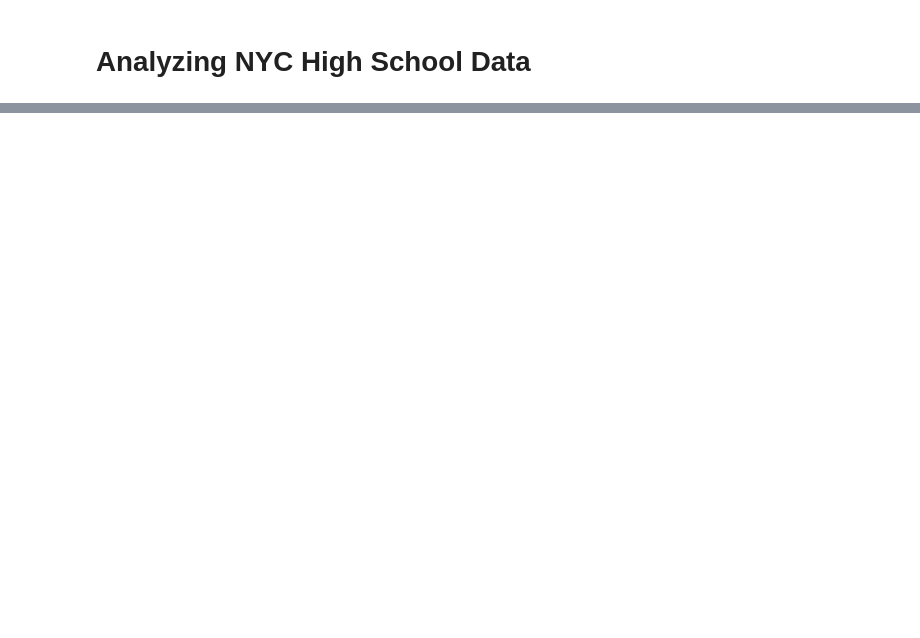
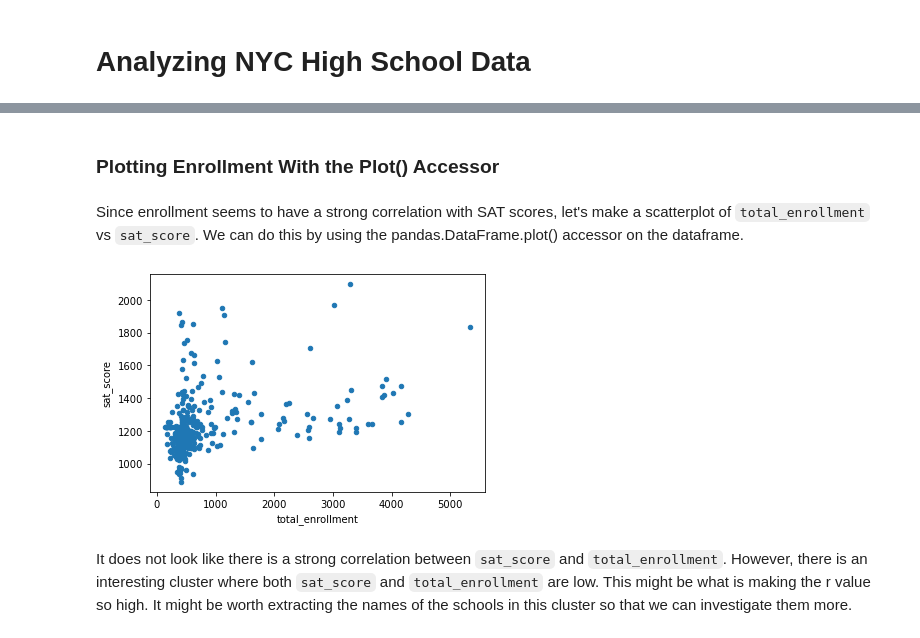
Before and after one commit to pheygiod/my_projects, a Jupyter notebook: nyc_high_school.ipynb, the cells around one changed output, grey strips where cells are left out. Cells and saved outputs as stored; diff of their text form; code cells hidden in the pictures; blank space fills up the shorter version.

```diff
--- a/nyc_high_school.ipynb
+++ b/nyc_high_school.ipynb
@@ -70,0 +602,11 @@ data["survey"] = survey
+# %%
+combined = data["sat_results"]
+
+combined = combined.merge(data['ap_2010'], on='DBN', how='left') # Using `DBN` as the keyword argument to join the dataframes
+combined = combined.merge(data['graduation'], on='DBN', how='left') # Specifying 'left' as a keyword argument to indicate the correct join type
+
+# Displaying the first few rows to check that everything went okay
+print(combined.head(5))
+
+# Displaying how many rows now exist in the dataframe
+print(combined.shape)
@@ -70,0 +651,8 @@ data["survey"] = survey
+# %%
+to_merge = ['class_size', 'demographics', 'survey', 'hs_directory'] # Listing all the datasets to merge
+
+for m in to_merge:
+    combined = combined.merge(data[m], on='DBN', how='inner') # Spcifying the correct column to join on and the correct join type
+
+print(combined.head(5))
+print(combined.shape)
@@ -70,0 +683,5 @@ data["survey"] = survey
+# %%
+combined = combined.fillna(combined.mean()) # Calculating means of all columns and filling in any missing values with them
+combined = combined.fillna(0) # Filling in any remaining missing values with 0
+
+print(combined.head(5))
@@ -70,0 +710,6 @@ data["survey"] = survey
+# %%
+def get_first_two_chars(dbn): # The school district is just the first two characters of DBN - writing a function that extracts them
+    return dbn[0:2]
+
+combined['school_dist'] = combined['DBN'].apply(get_first_two_chars)
+print(combined['school_dist'].head())
@@ -70,0 +768,12 @@ data["survey"] = survey
+# %% [markdown]
+### Plotting Enrollment With the Plot() Accessor
+# %% [markdown]
+Since enrollment seems to have a strong correlation with SAT scores, let's make a scatterplot of `total_enrollment` vs `sat_score`. We can do this by using the pandas.DataFrame.plot() accessor on the dataframe.
+# %%
+import matplotlib.pyplot as plt
+combined.plot.scatter(x="total_enrollment", y="sat_score") # Specifying a certain plot type
+plt.show()
+# %% [output]
+[figure, added]
+# %% [markdown]
+It does not look like there is a strong correlation between `sat_score` and `total_enrollment`. However, there is an interesting cluster where both `sat_score` and `total_enrollment` are low. This might be what is making the r value so high. It might be worth extracting the names of the schools in this cluster so that we can investigate them more.
```
Also changed, not shown: parts of 95 cells of this notebook, 1 other file.
